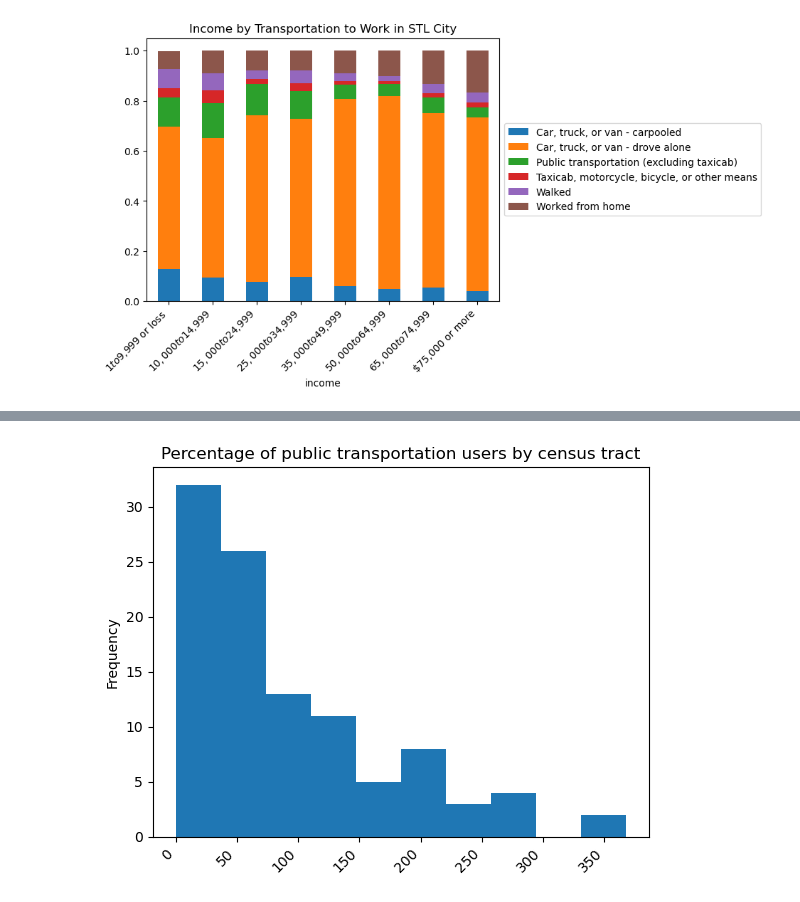
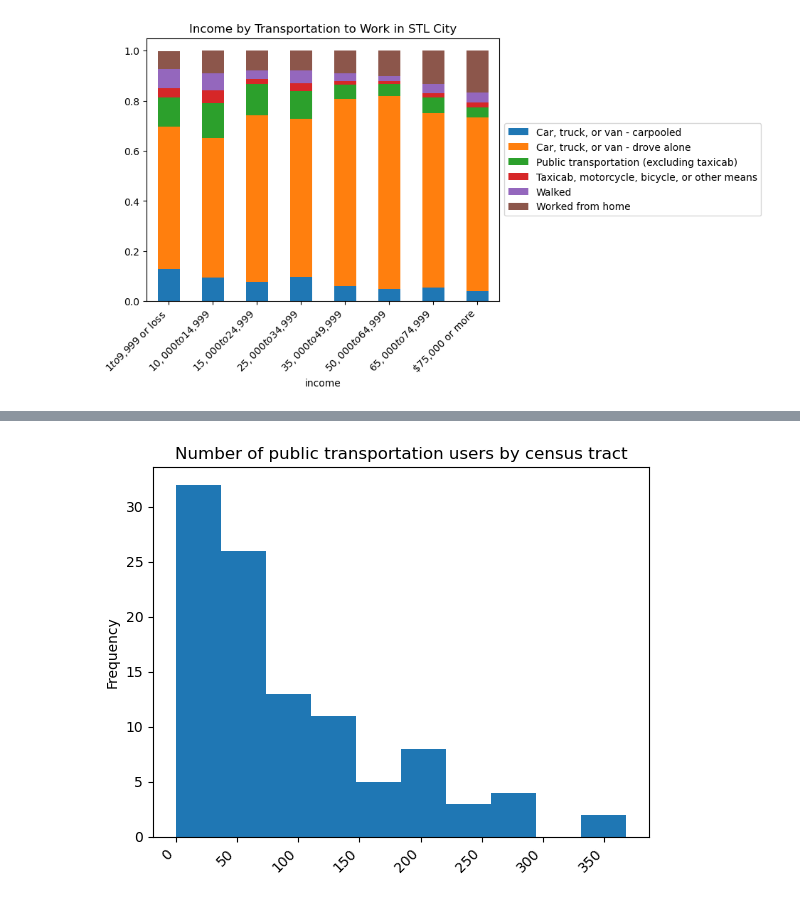
Before and after one commit to juliatompkins/trio-capstone, a Jupyter notebook: visualization code/STLcity_income_visualizations.ipynb, the cells around one changed output, grey strips where cells are left out. Saved outputs shown, nothing was run; the diff lists cells and outputs as text; code cells hidden in the pictures.

```diff
--- a/visualization code/STLcity_income_visualizations.ipynb
+++ b/visualization code/STLcity_income_visualizations.ipynb
@@ -181,8 +177,9 @@ plt.savefig('trans_by_inc_percents.png')
 # %%
+just_public = inc_with_percentages[inc_with_percentages['transportation']=='Public transportation (excluding taxicab)']
 tract_pub = just_public.groupby(['location'])['estimate_nototals'].sum()
 tract_pub.plot(kind='hist')
 plt.xticks(rotation=45, ha="right")
-plt.title('Percentage of public transportation users by census tract')
-plt.savefig('trans_by_tract.png')
+plt.title('Number of public transportation users by census tract')
+plt.savefig('trans_by_tract.png',bbox_inches='tight')
 # %% [output]
-[figure, old version]
+[figure, new version]
```
Also changed, not shown: parts of 2 cells of this notebook, 29 other files.
